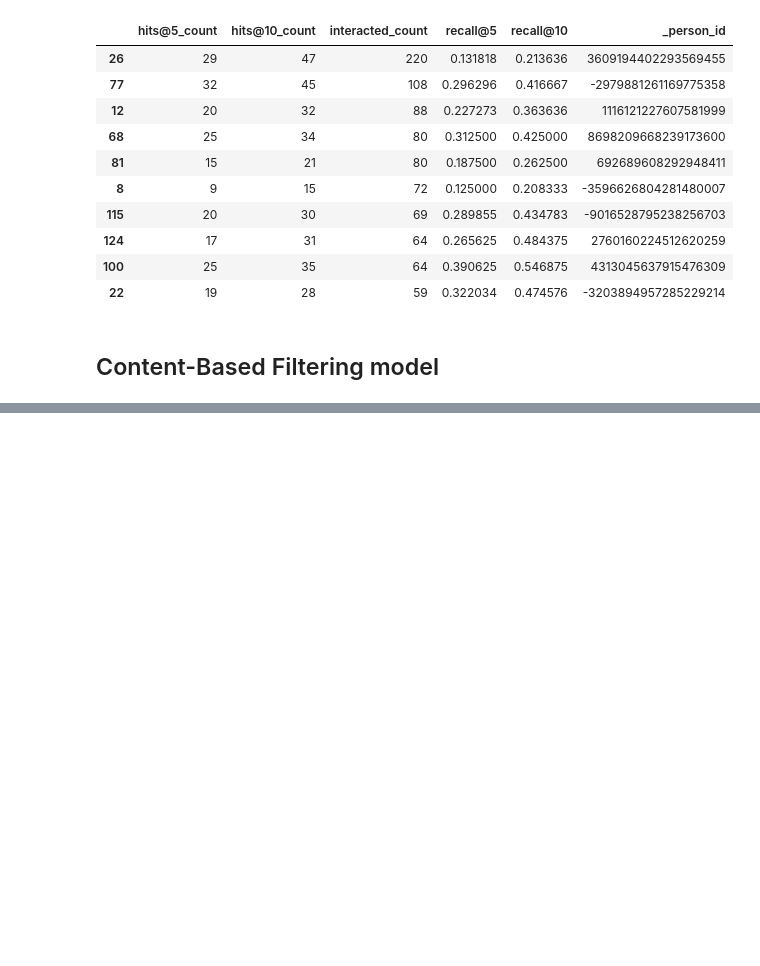
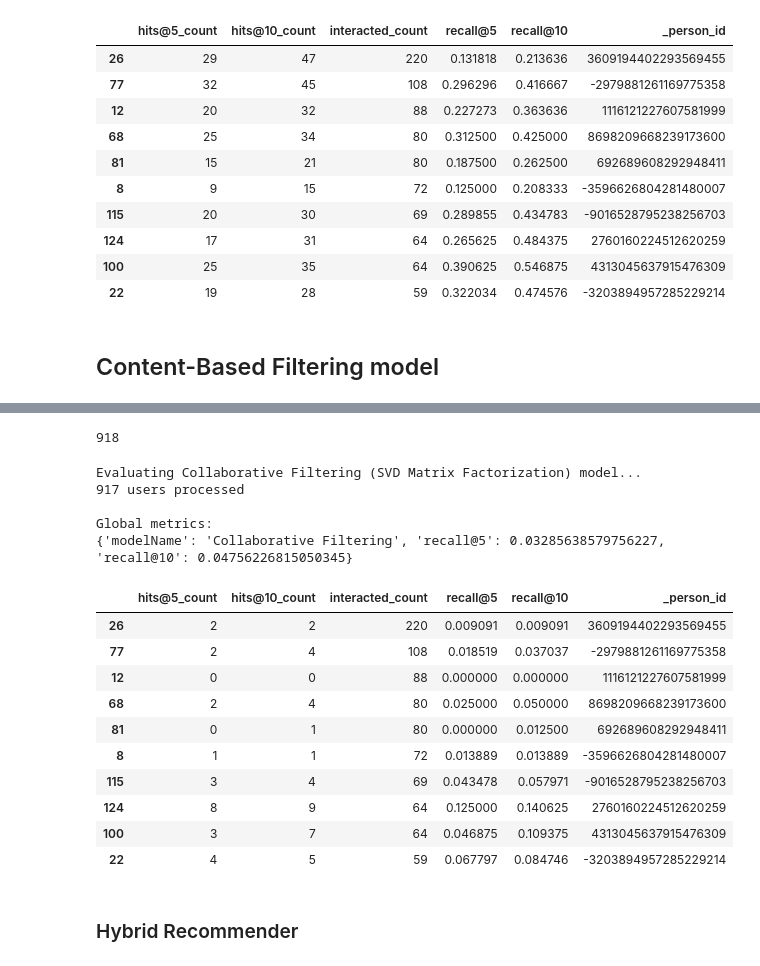
Before and after one commit to MohamedAmineMehrez/Recommender-System, a Jupyter notebook: Data-PreparationAndAnalysis.ipynb, the cells around one changed output, grey strips where cells are left out. Cells and saved outputs as stored; diff of their text form; code cells hidden in the pictures; blank space fills up the shorter version.

```diff
--- a/Data-PreparationAndAnalysis.ipynb
+++ b/Data-PreparationAndAnalysis.ipynb
@@ -367,0 +691,6 @@ Python 3.12.7
+# %%
+all_user_predicted_ratings_norm = (all_user_predicted_ratings - all_user_predicted_ratings.min()) / (all_user_predicted_ratings.max() - all_user_predicted_ratings.min())
+# %%
+#Converting the reconstructed matrix back to a Pandas dataframe
+cf_preds_df = pd.DataFrame(all_user_predicted_ratings_norm, columns = users_items_pivot_matrix_df.columns, index=users_ids).transpose()
+cf_preds_df.head(10)
@@ -367,0 +711,62 @@ Python 3.12.7
+# %%
+len(cf_preds_df.columns)
+# %% [output]
+918
+# %%
+class CFRecommender:
+
+    MODEL_NAME = 'Collaborative Filtering'
+
+    def __init__(self, cf_predictions_df, items_df=None):
+        self.cf_predictions_df = cf_predictions_df
+        self.items_df = items_df
+
+    def get_model_name(self):
+        return self.MODEL_NAME
+
+    def recommend_items(self, user_id, items_to_ignore=[], topn=10, verbose=False):
+        # Get and sort the user's predictions
+        sorted_user_predictions = self.cf_predictions_df[user_id].sort_values(ascending=False) \
+                                    .reset_index().rename(columns={user_id: 'recStrength'})
+
+        # Recommend the highest predicted rating movies that the user hasn't seen yet.
+        recommendations_df = sorted_user_predictions[~sorted_user_predictions['contentId'].isin(items_to_ignore)] \
+                               .sort_values('recStrength', ascending = False) \
+                               .head(topn)
+
+        if verbose:
+            if self.items_df is None:
+                raise Exception('"items_df" is required in verbose mode')
+
+            recommendations_df = recommendations_df.merge(self.items_df, how = 'left',
+                                                          left_on = 'contentId',
+                                                          right_on = 'contentId')[['recStrength', 'contentId', 'title', 'url', 'lang']]
+
+
+        return recommendations_df
+
+cf_recommender_model = CFRecommender(cf_preds_df, articles_df)
+# %%
+print('Evaluating Collaborative Filtering (SVD Matrix Factorization) model...')
+cf_global_metrics, cf_detailed_results_df = model_evaluator.evaluate_model(cf_recommender_model)
+print('\nGlobal metrics:\n%s' % cf_global_metrics)
+cf_detailed_results_df.head(10)
+# %% [output]
+Evaluating Collaborative Filtering (SVD Matrix Factorization) model...
+917 users processed
+
+Global metrics:
+{'modelName': 'Collaborative Filtering', 'recall@5': 0.03285638579756227, 'recall@10': 0.04756226815050345}
+|  | hits@5_count | hits@10_count | interacted_count | recall@5 | recall@10 | _person_id |
+| 26 | 2 | 2 | 220 | 0.009091 | 0.009091 | 3609194402293569455 |
+| 77 | 2 | 4 | 108 | 0.018519 | 0.037037 | -2979881261169775358 |
+| 12 | 0 | 0 | 88 | 0.000000 | 0.000000 | 1116121227607581999 |
+| 68 | 2 | 4 | 80 | 0.025000 | 0.050000 | 8698209668239173600 |
+| 81 | 0 | 1 | 80 | 0.000000 | 0.012500 | 692689608292948411 |
+| 8 | 1 | 1 | 72 | 0.013889 | 0.013889 | -3596626804281480007 |
+| 115 | 3 | 4 | 69 | 0.043478 | 0.057971 | -9016528795238256703 |
+| 124 | 8 | 9 | 64 | 0.125000 | 0.140625 | 2760160224512620259 |
+| 100 | 3 | 7 | 64 | 0.046875 | 0.109375 | 4313045637915476309 |
+| 22 | 4 | 5 | 59 | 0.067797 | 0.084746 | -3203894957285229214 |
+# %% [markdown]
+### Hybrid Recommender
```
Also changed, not shown: parts of 32 cells of this notebook.
